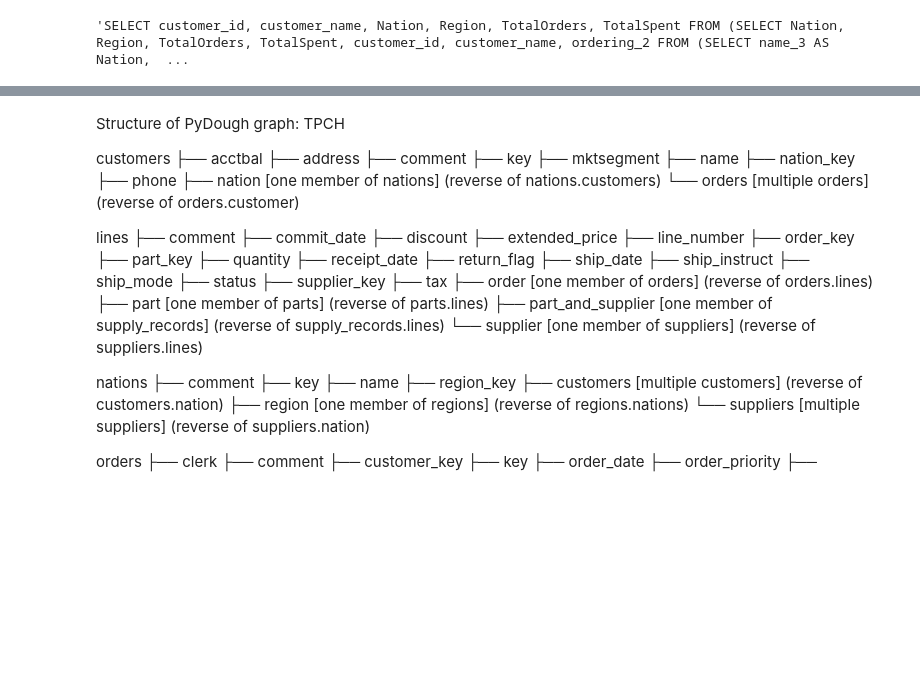
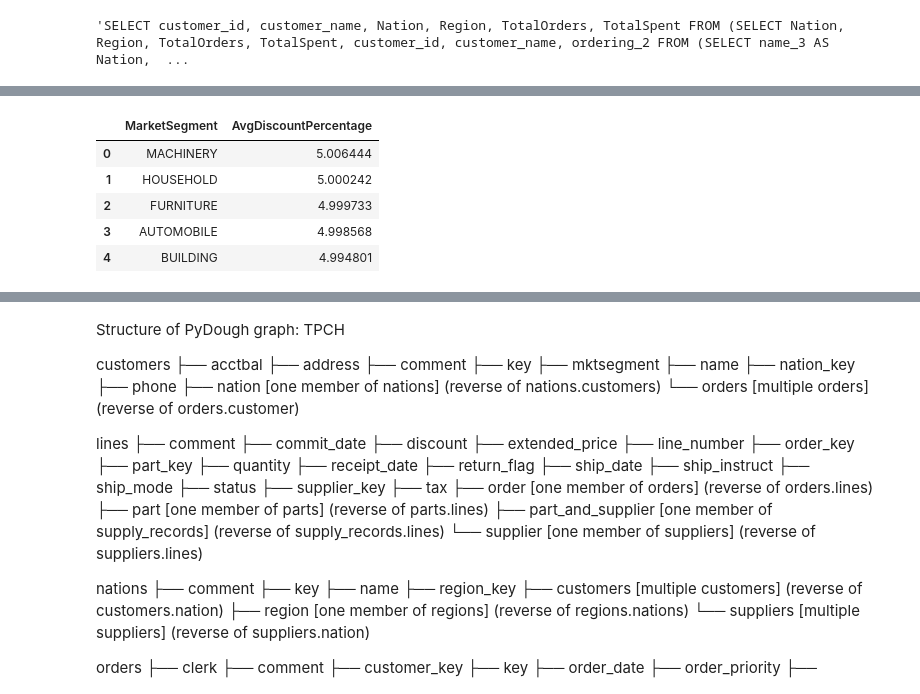
Before and after one commit to bodo-ai/text2pydough, a Jupyter notebook: workbench/GNunez/TPCH-TestingNewQueries.ipynb, the cells around one changed output, grey strips where cells are left out. Saved outputs shown, nothing was run; the diff lists cells and outputs as text; code cells hidden in the pictures; blank space fills up the shorter version.

```diff
--- a/workbench/GNunez/TPCH-TestingNewQueries.ipynb
+++ b/workbench/GNunez/TPCH-TestingNewQueries.ipynb
@@ -280,0 +290,21 @@ pydough.to_sql(output)
+# %%
+query = '''
+SELECT
+    C.C_MKTSEGMENT AS MarketSegment,
+    AVG(L.L_DISCOUNT) * 100 AS AvgDiscountPercentage
+FROM CUSTOMER C
+JOIN ORDERS O ON C.C_CUSTKEY = O.O_CUSTKEY
+JOIN LINEITEM L ON O.O_ORDERKEY = L.L_ORDERKEY
+GROUP BY C.C_MKTSEGMENT
+ORDER BY AvgDiscountPercentage DESC;
+'''
+
+sql_output = pd.read_sql_query(query, connection)
+sql_output
+# %% [output]
+|  | MarketSegment | AvgDiscountPercentage |
+| 0 | MACHINERY | 5.006444 |
+| 1 | HOUSEHOLD | 5.000242 |
+| 2 | FURNITURE | 4.999733 |
+| 3 | AUTOMOBILE | 4.998568 |
+| 4 | BUILDING | 4.994801 |
```
Also changed, not shown: parts of 18 cells of this notebook.
